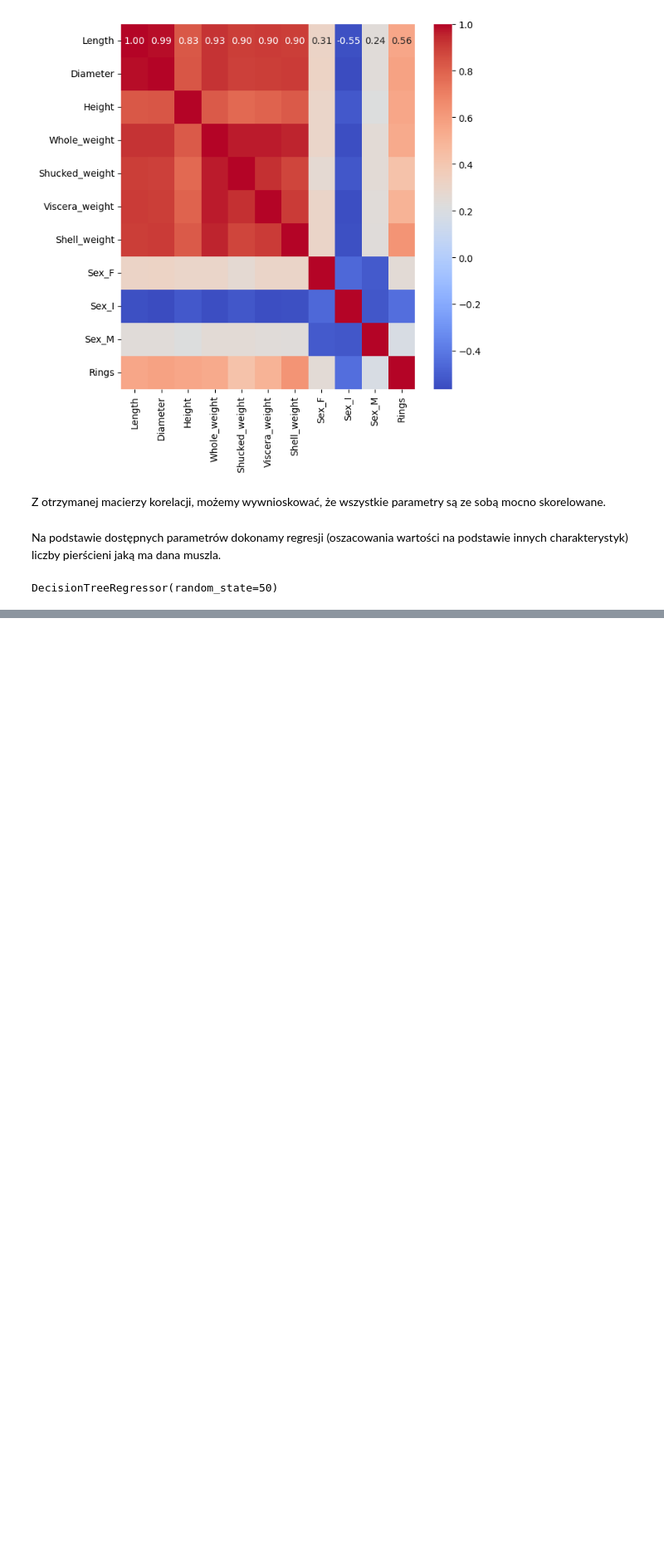
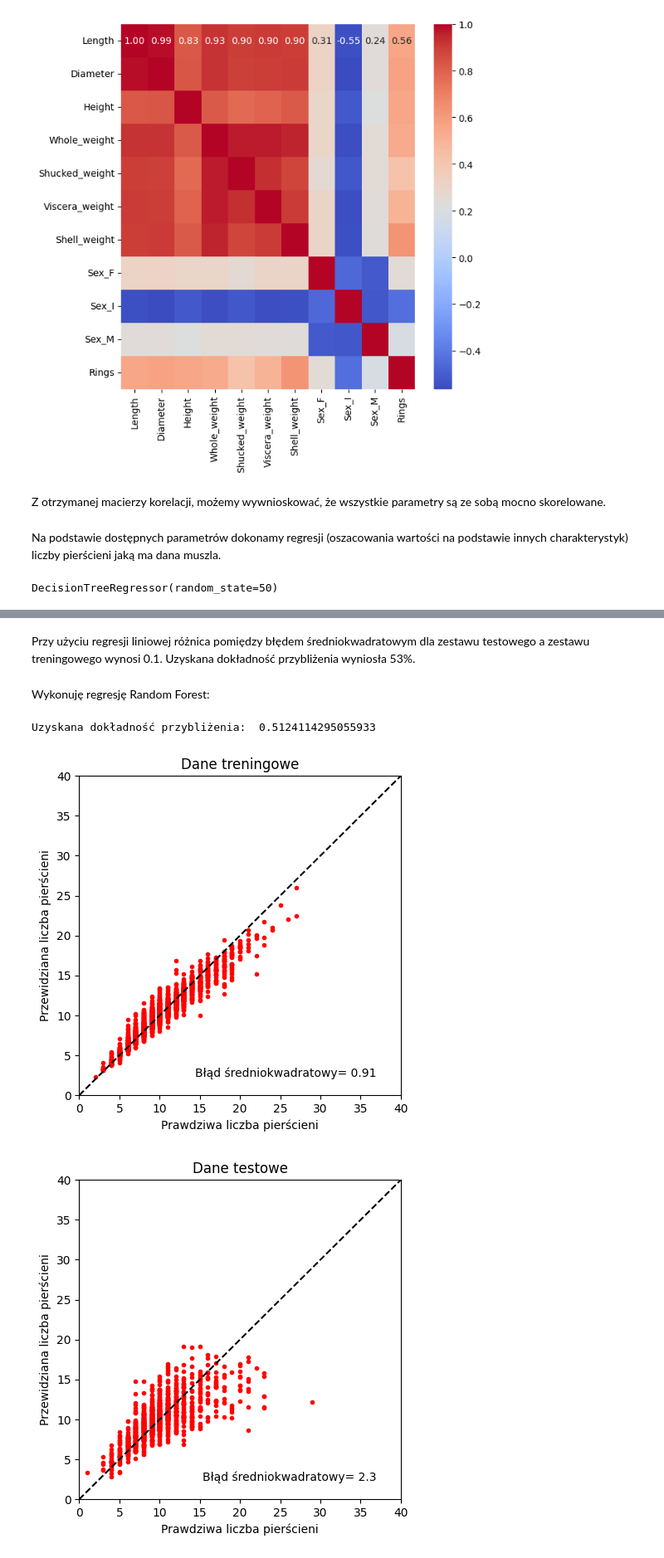
Before and after one commit to gszp1/Data_Analysis, a Jupyter notebook: Projekt2.ipynb, the cells around one changed output, grey strips where cells are left out. Shown: that part at 83% size. Saved outputs shown, nothing was run; the diff lists cells and outputs as text; code cells hidden in the pictures; blank space fills up the shorter version.

```diff
--- a/Projekt2.ipynb
+++ b/Projekt2.ipynb
@@ -112,0 +134,16 @@ plot_regression_result(y_test, y_test_pred, 'Dane testowe')
+# %% [markdown]
+Przy użyciu regresji liniowej różnica pomiędzy błędem średniokwadratowym dla zestawu testowego a zestawu treningowego wynosi 0.1. Uzyskana dokładność przybliżenia wyniosła 53%.
+# %% [markdown]
+Wykonuję regresję Random Forest:
+# %%
+rand_forest_reg_model = RandomForestRegressor(n_estimators=10)
+rand_forest_reg_model.fit(X_train, y_train.values.ravel())
+print('Uzyskana dokładność przybliżenia: ', rand_forest_reg_model.score(X_test, y_test))
+y_test_pred = rand_forest_reg_model.predict(X_test).flatten()
+y_train_pred = rand_forest_reg_model.predict(X_train).flatten()
+plot_regression_result(y_train, y_train_pred, 'Dane treningowe')
+plot_regression_result(y_test, y_test_pred, 'Dane testowe')
+# %% [output]
+Uzyskana dokładność przybliżenia:  0.5124114295055933
+[figure, added]
+[figure, added]
```
Also changed, not shown: parts of 23 cells of this notebook.
